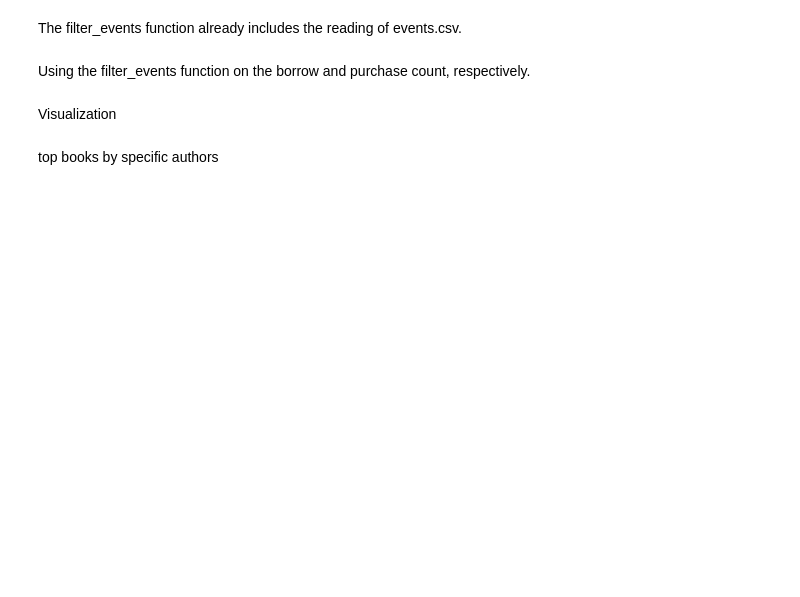
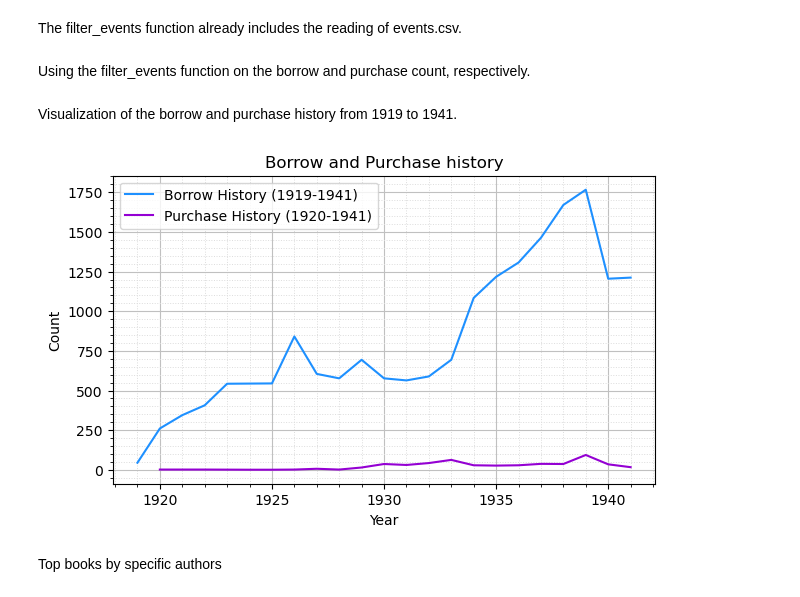
Before and after one commit to dittm/python-visualization, a Jupyter notebook: shakespeare.ipynb, the cells around one changed output. Cells and saved outputs as stored; diff of their text form; code cells hidden in the pictures; blank space fills up the shorter version.

```diff
--- a/shakespeare.ipynb
+++ b/shakespeare.ipynb
@@ -91,26 +103,26 @@ Using the filter_events function on the borrow and purchase count, respectively.
 # %%
 b_count = filter_events('Borrow')
 p_count = filter_events('Purchase')
-# %% [markdown]
-Visualization
+# %% [markdown]
+Visualization of the borrow and purchase history from 1919 to 1941.
 # %%
-## matplotlib
-
-plt.figure(figsize=(10,6))
+plt.figure(figsize=(7,4))
 
 plt.plot(b_count.index, b_count.values, label='Borrow History (1919-1941)', color='dodgerblue')
 plt.plot(p_count.index, p_count.values, label='Purchase History (1920-1941)', color='darkviolet')
 
 plt.xlabel('Year')
 plt.ylabel('Count')
 plt.title('Borrow and Purchase history')
 plt.legend()
 plt.grid(which='major', color='silver', linewidth=0.8)
 plt.grid(which='minor', color='gainsboro', linestyle=':', linewidth=0.7)
 plt.minorticks_on()
 plt.show()
+# %% [output]
+[figure, added]
 # %% [markdown]
-top books by specific authors
+Top books by specific authors
 # %%
 def author_items(author):
     df = pd.read_csv('events.csv', encoding='utf-8', low_memory=False)
```
Also changed, not shown: parts of 14 cells of this notebook.
